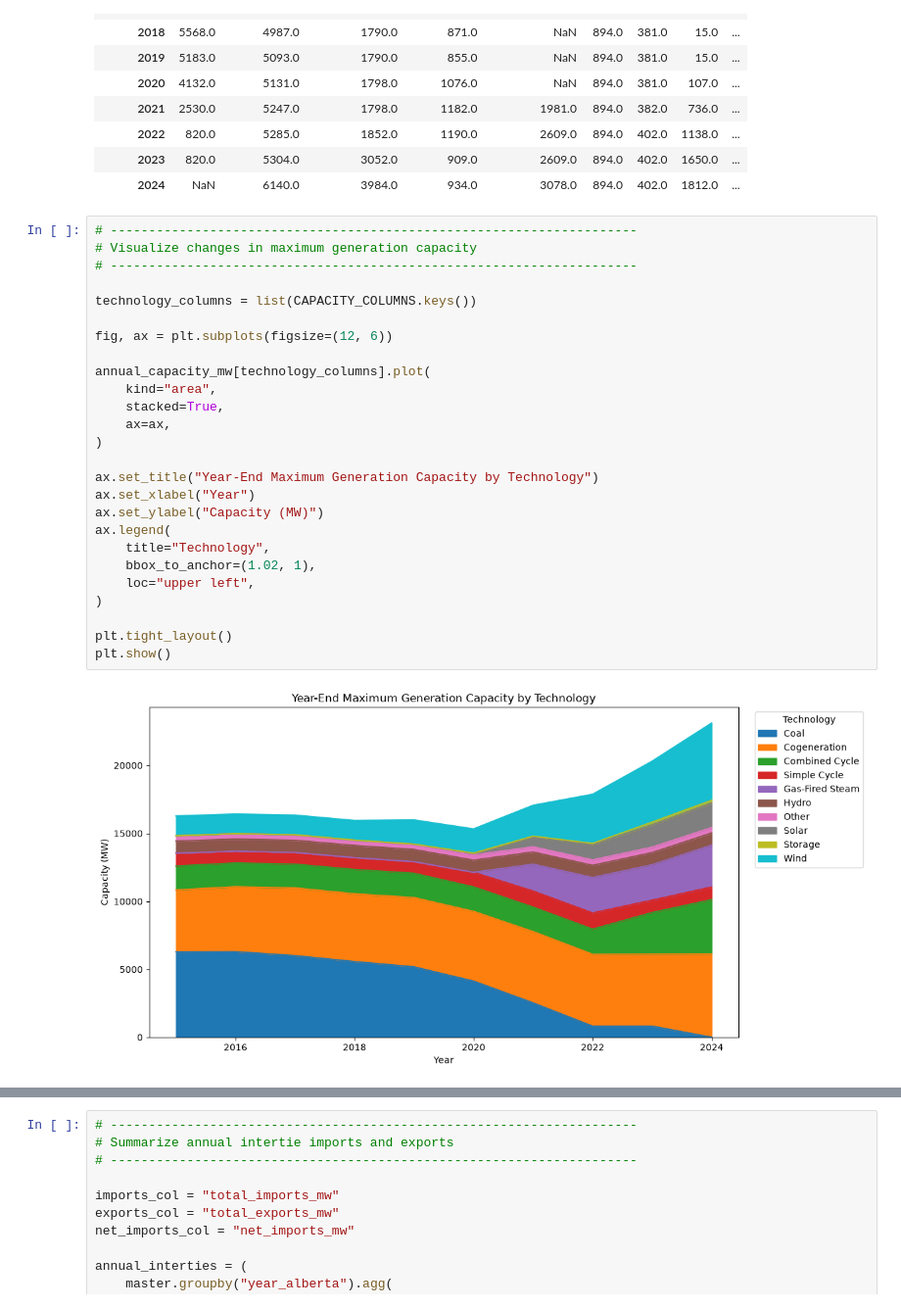
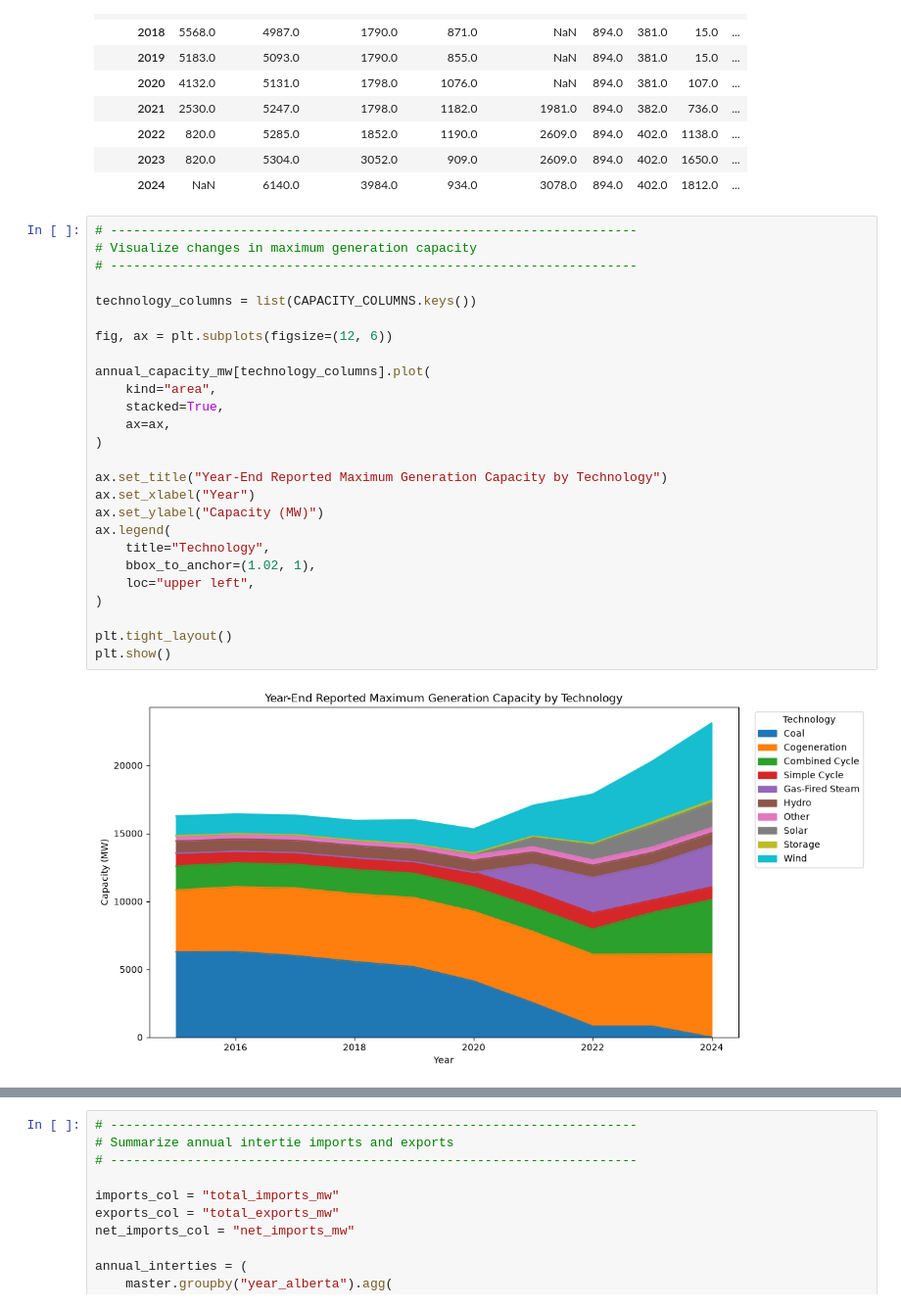
Before and after one commit to bhasein/alberta_power_markets_project, a Jupyter notebook: notebooks/01_Understanding_the_Alberta_Electricity_Market.ipynb, the cells around one changed output, grey strips where cells are left out. Shown at 98% size. Drawn from its saved outputs; the diff is of its cells as text.

```diff
--- a/notebooks/01_Understanding_the_Alberta_Electricity_Market.ipynb
+++ b/notebooks/01_Understanding_the_Alberta_Electricity_Market.ipynb
@@ -1052,31 +1057,31 @@ display(annual_capacity_mw.round(1))
 # %%
 # ---------------------------------------------------------------------
 # Visualize changes in maximum generation capacity
 # ---------------------------------------------------------------------
 
 technology_columns = list(CAPACITY_COLUMNS.keys())
 
 fig, ax = plt.subplots(figsize=(12, 6))
 
 annual_capacity_mw[technology_columns].plot(
     kind="area",
     stacked=True,
     ax=ax,
 )
 
-ax.set_title("Year-End Maximum Generation Capacity by Technology")
+ax.set_title("Year-End Reported Maximum Generation Capacity by Technology")
 ax.set_xlabel("Year")
 ax.set_ylabel("Capacity (MW)")
 ax.legend(
     title="Technology",
     bbox_to_anchor=(1.02, 1),
     loc="upper left",
 )
 
 plt.tight_layout()
 plt.show()
 # %% [output]
-[figure, old version]
+[figure, new version]
 # %%
 # ---------------------------------------------------------------------
 # Visualize year-over-year changes in maximum generation capacity
```
Also changed, not shown: parts of 25 cells of this notebook.
